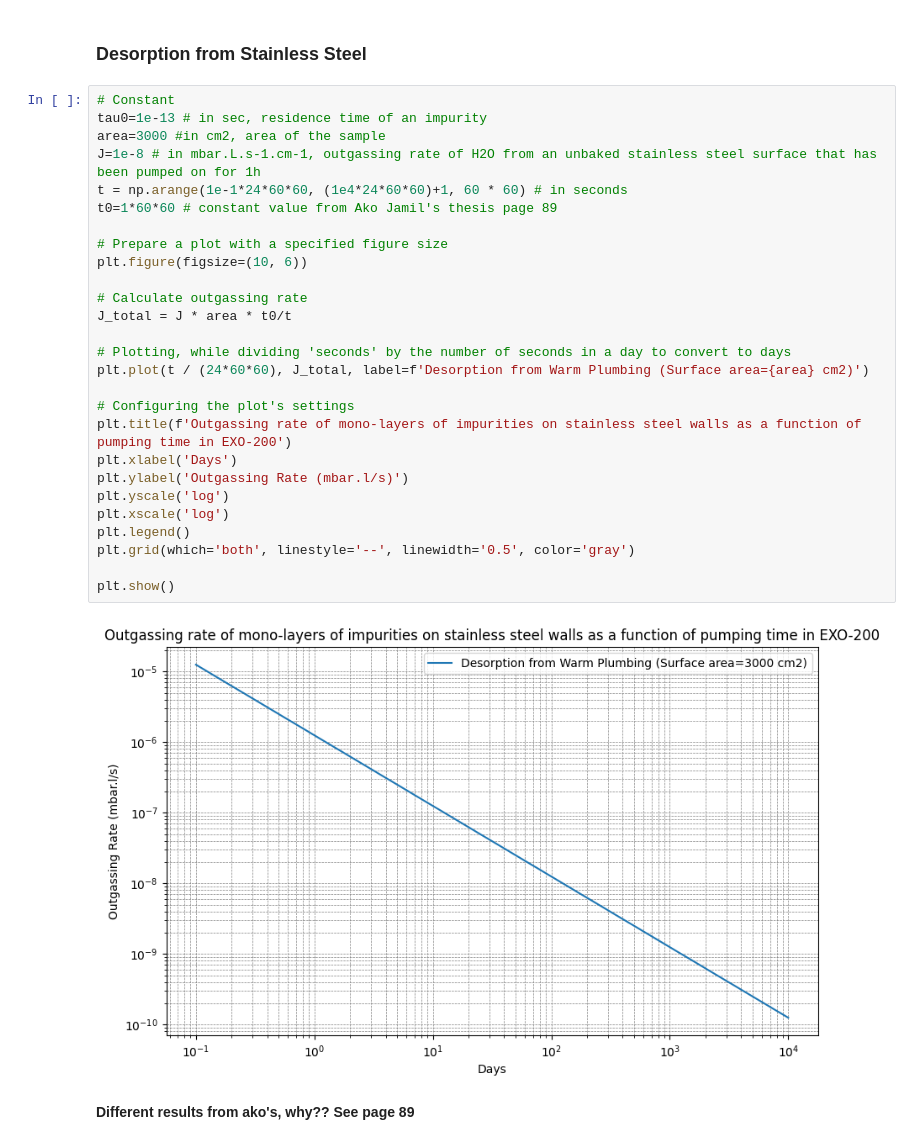
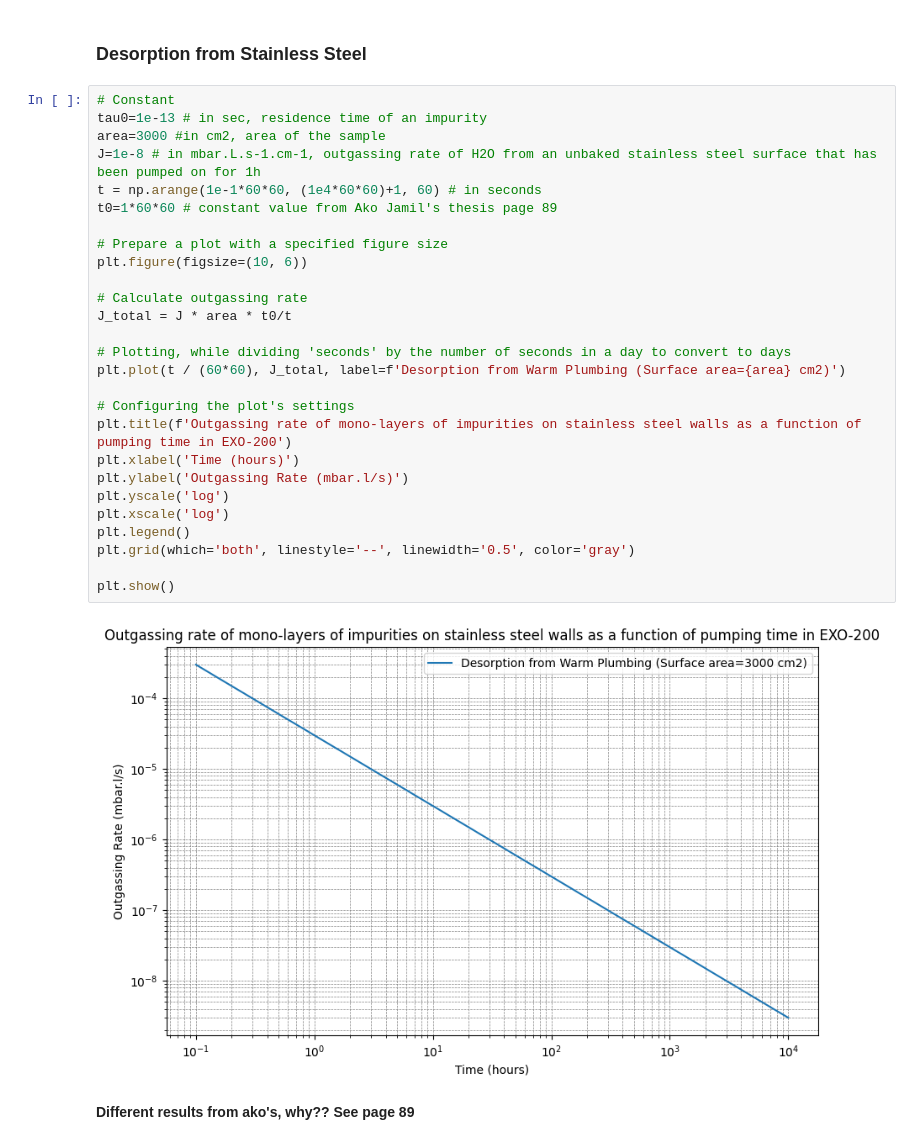
Before and after one commit to antoine-amy/Electronegative_impurities, a Jupyter notebook: Electronegative_impurities_studies.ipynb, the cells around one changed output. Saved outputs shown, nothing was run; the diff lists cells and outputs as text.

```diff
--- a/Electronegative_impurities_studies.ipynb
+++ b/Electronegative_impurities_studies.ipynb
@@ -200,32 +200,32 @@ From Ako Jamil's thesis (section 4.2).
 # %%
 # Constant
 tau0=1e-13 # in sec, residence time of an impurity
 area=3000 #in cm2, area of the sample
 J=1e-8 # in mbar.L.s-1.cm-1, outgassing rate of H2O from an unbaked stainless steel surface that has been pumped on for 1h
-t = np.arange(1e-1*24*60*60, (1e4*24*60*60)+1, 60 * 60) # in seconds
+t = np.arange(1e-1*60*60, (1e4*60*60)+1, 60) # in seconds
 t0=1*60*60 # constant value from Ako Jamil's thesis page 89
 
 # Prepare a plot with a specified figure size
 plt.figure(figsize=(10, 6))
 
 # Calculate outgassing rate
 J_total = J * area * t0/t
 
 # Plotting, while dividing 'seconds' by the number of seconds in a day to convert to days
-plt.plot(t / (24*60*60), J_total, label=f'Desorption from Warm Plumbing (Surface area={area} cm2)')
+plt.plot(t / (60*60), J_total, label=f'Desorption from Warm Plumbing (Surface area={area} cm2)')
 
 # Configuring the plot's settings
 plt.title(f'Outgassing rate of mono-layers of impurities on stainless steel walls as a function of pumping time in EXO-200')
-plt.xlabel('Days')
+plt.xlabel('Time (hours)')
 plt.ylabel('Outgassing Rate (mbar.l/s)')
 plt.yscale('log')
 plt.xscale('log')
 plt.legend()
 plt.grid(which='both', linestyle='--', linewidth='0.5', color='gray')
 
 plt.show()
 # %% [output]
-[figure, old version]
+[figure, new version]
 # %% [markdown]
 **Different results from ako's, why?? See page 89**
 # %% [markdown]
```
Also changed, not shown: parts of 8 cells of this notebook, 1 other file.
